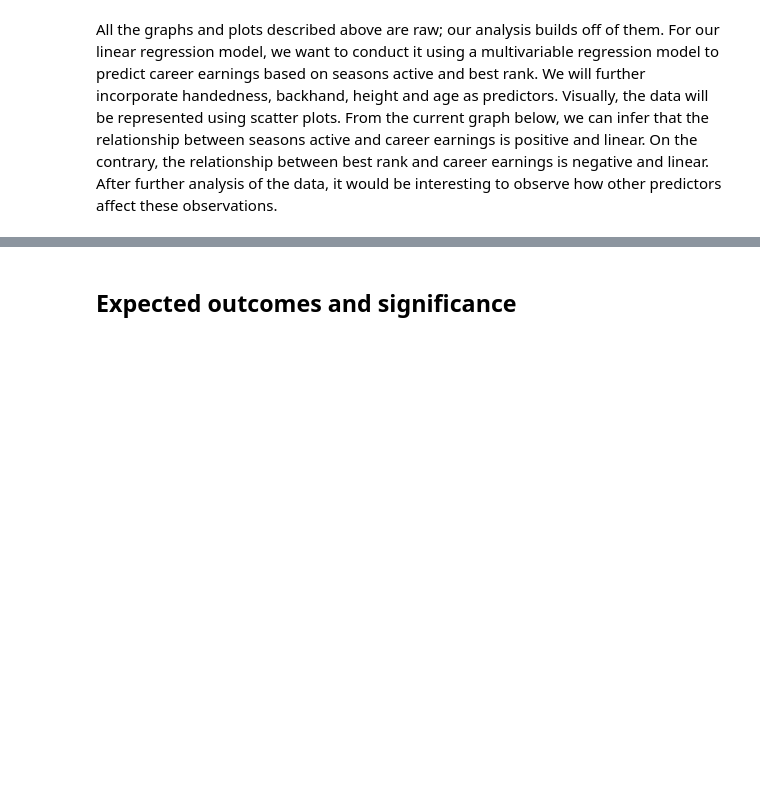
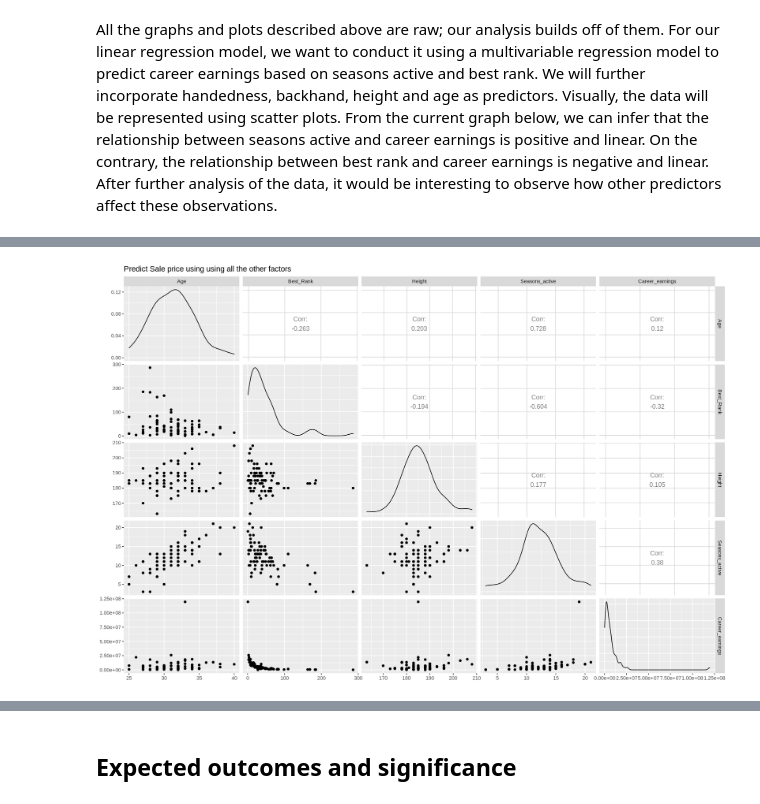
Before and after one commit to bc2003/DSCI-100-Group-20, a Jupyter notebook: Project Proposal-Copy1.ipynb, the cells around one changed output, grey strips where cells are left out. Cells and saved outputs as stored; diff of their text form; code cells hidden in the pictures; blank space fills up the shorter version.

```diff
--- a/Project Proposal-Copy1.ipynb
+++ b/Project Proposal-Copy1.ipynb
@@ -234,3 +239,11 @@ best_rank_vs_pm
+# %%
+player_train_viz <- player_train %>%
+                    select(-Handedness,-Name,-Backhand)
+
+player_train_viz_plot <- ggpairs(player_train_viz, columns= 1:5,title="Predict Sale price using using all the other factors")
+player_train_viz_plot
+# %% [output]
+[figure, added]
 # %%
 # Creating a model specification for knn regression model to find the most accurate number od neighbors
 
```
Also changed, not shown: parts of 10 cells of this notebook.
